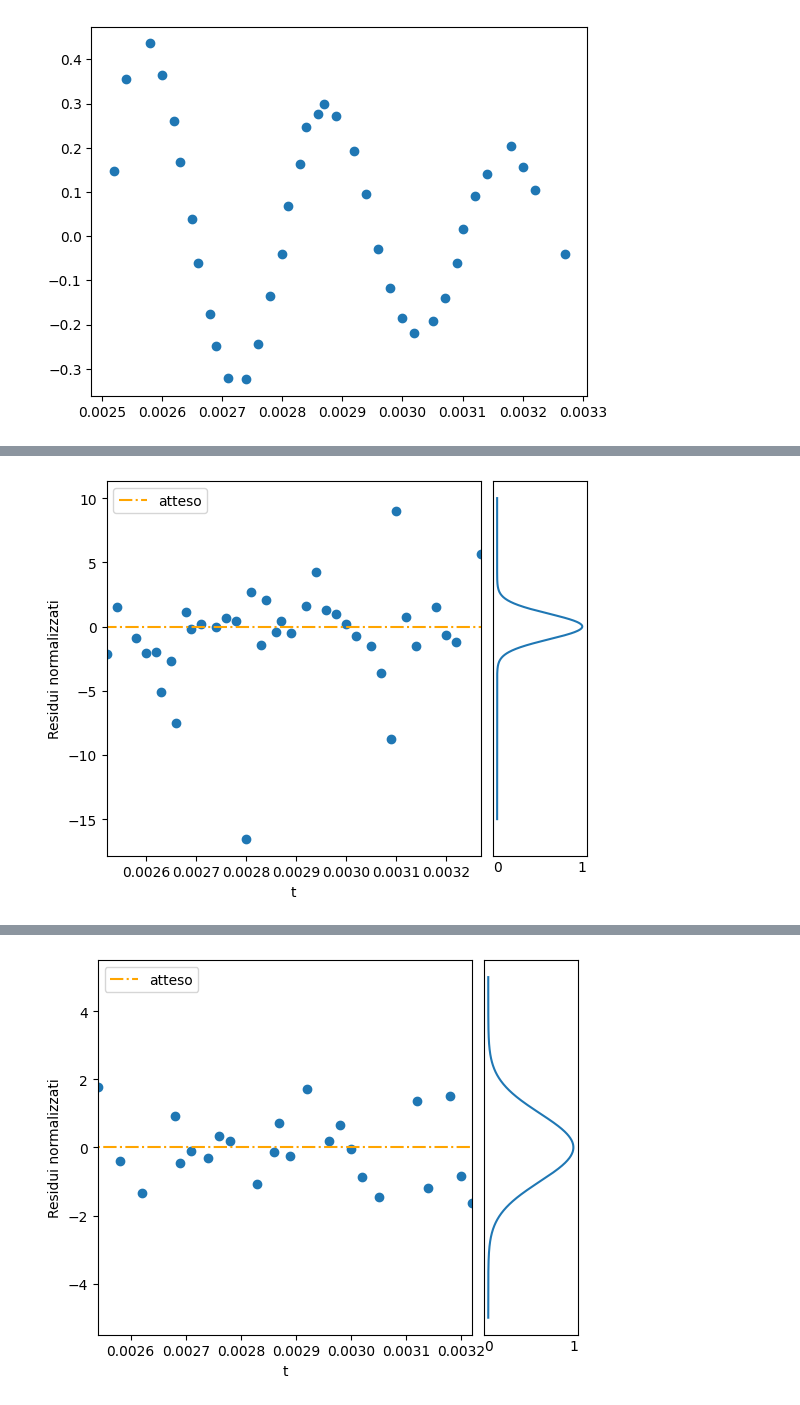
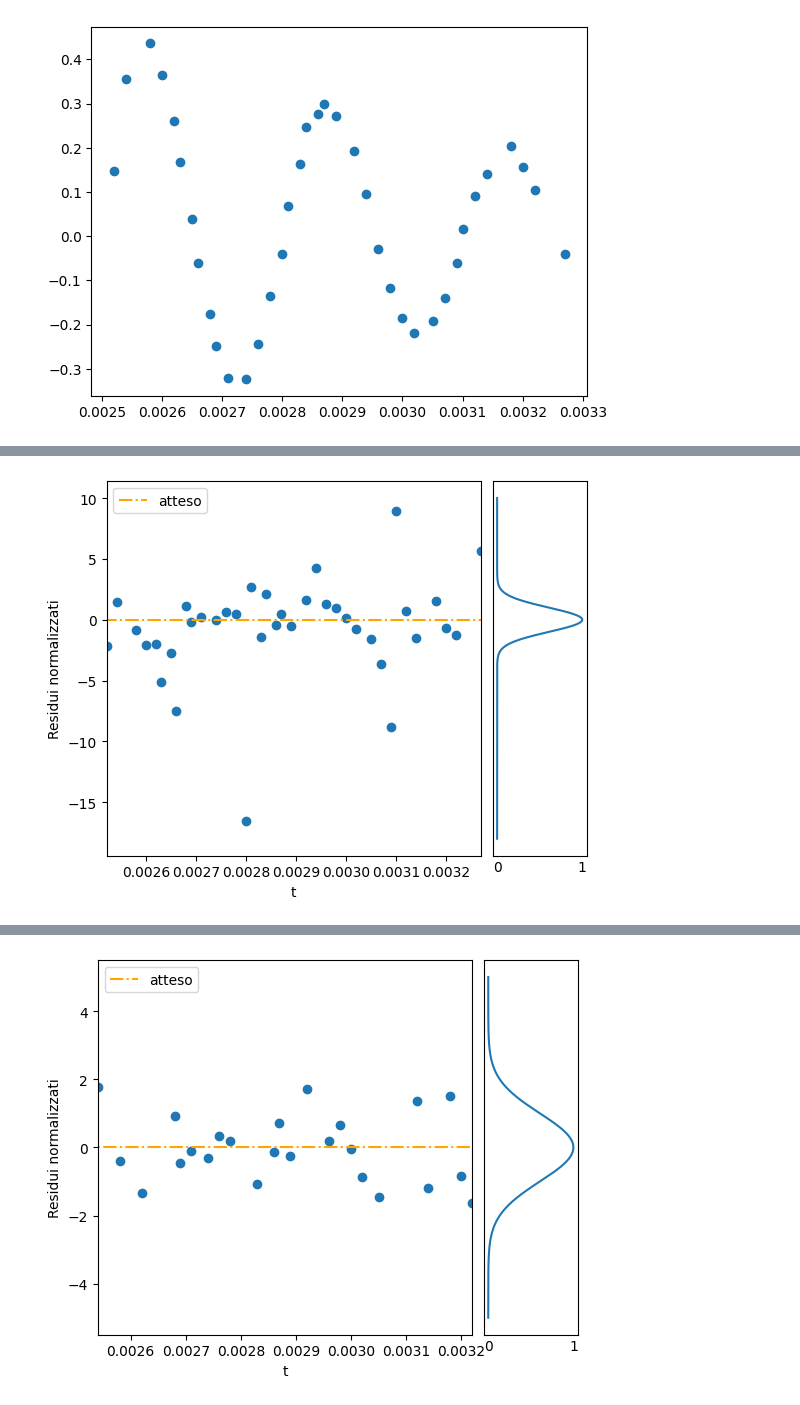
Before and after one commit to ARossiUnimib/Laboratorio-2---Gruppo-21-A.A.-2023-24, a Jupyter notebook: Notebooks/Circuiti_2/Circuiti_2.ipynb, the cells around one changed output, grey strips where cells are left out. Drawn from its saved outputs; the diff is of its cells as text; code cells hidden in the pictures.

```diff
--- a/Notebooks/Circuiti_2/Circuiti_2.ipynb
+++ b/Notebooks/Circuiti_2/Circuiti_2.ipynb
@@ -811,35 +811,35 @@ def mostra_residui(t, V, Verr, model, q, t0, a, b, c, d):
     indici = []
     for i in range(len(residuals)):
         if abs(residuals[i]) > 2: indici.append(i)
 
     fig = plt.figure(figsize=(6, 6))
 
     gs = fig.add_gridspec(2, 2,  width_ratios=(4, 1), height_ratios=(1, 4),
                         left=0.1, right=0.9, bottom=0.1, top=0.9,
                         wspace=0.05, hspace=0.05)
 
     ax = fig.add_subplot(gs[1, 0])
     ax_ploty = fig.add_subplot(gs[1, 1], sharey=ax)
 
     # weigthed mean of residuals
 
     ax.scatter(t, residuals)
     ax.hlines(0,0,len(V),color='orange',linestyle='-.',label='atteso')
     ax.set_xlabel("t")
     ax.set_xlim(min(t), max(t))
     ax.set_ylabel("Residui normalizzati")
     ax.legend(loc='upper left')
     ax.plot()
 
-    x = np.linspace(-15, 10, 1000)
+    x = np.linspace(-18, 10, 1000)
     ax_ploty.plot(np.exp(-0.5*(x)**2), x)
     ax_ploty.tick_params(labelleft=False, length=0)
 
     return indici
 
 da_rimuovere = mostra_residui(t, V, V_err, model, m.values["q"], m.values["t0"], m.values["a"], m.values["b"], m.values["c"], m.values["d"])
 # %% [output]
-[figure, old version]
+[figure, new version]
 # %%
 t = np.delete(t, da_rimuovere)
 V = np.delete(V, da_rimuovere)
```
Also changed, not shown: parts of 23 cells of this notebook.
